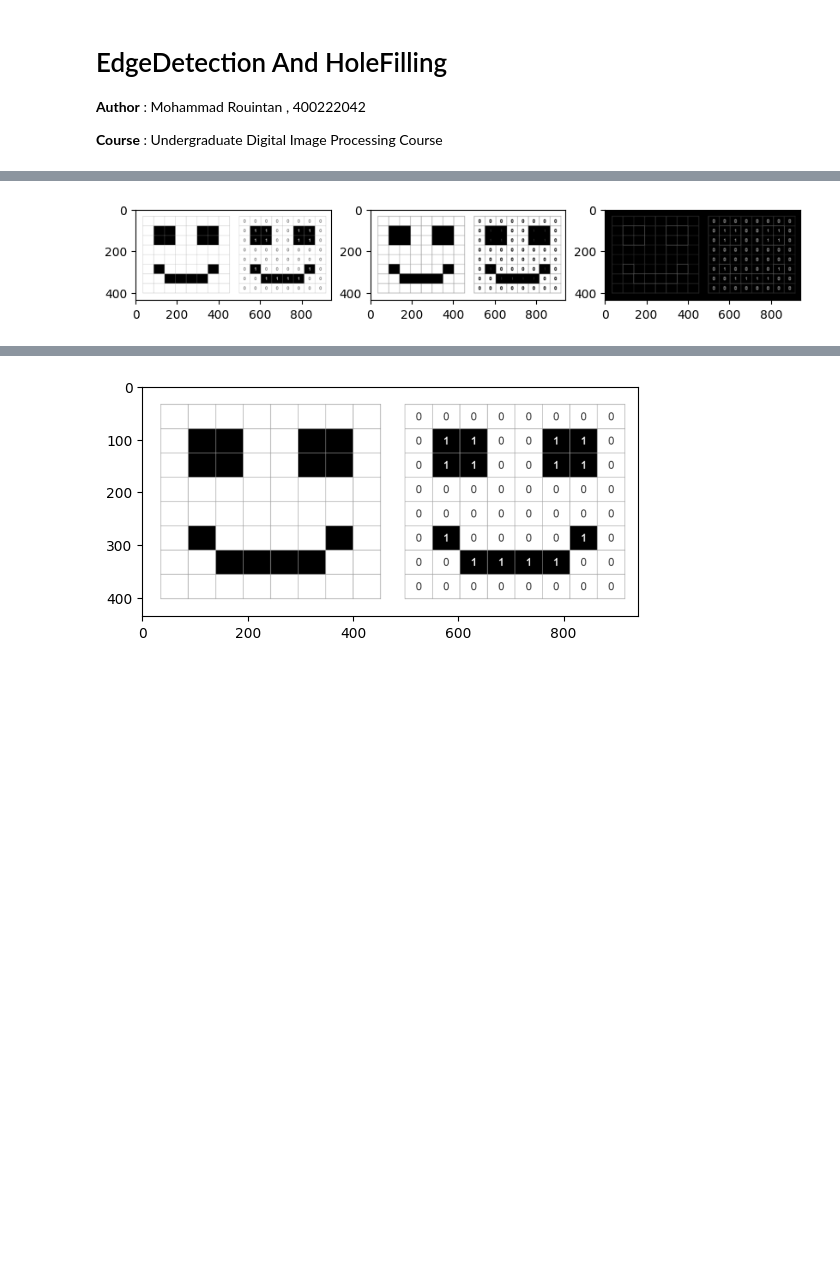
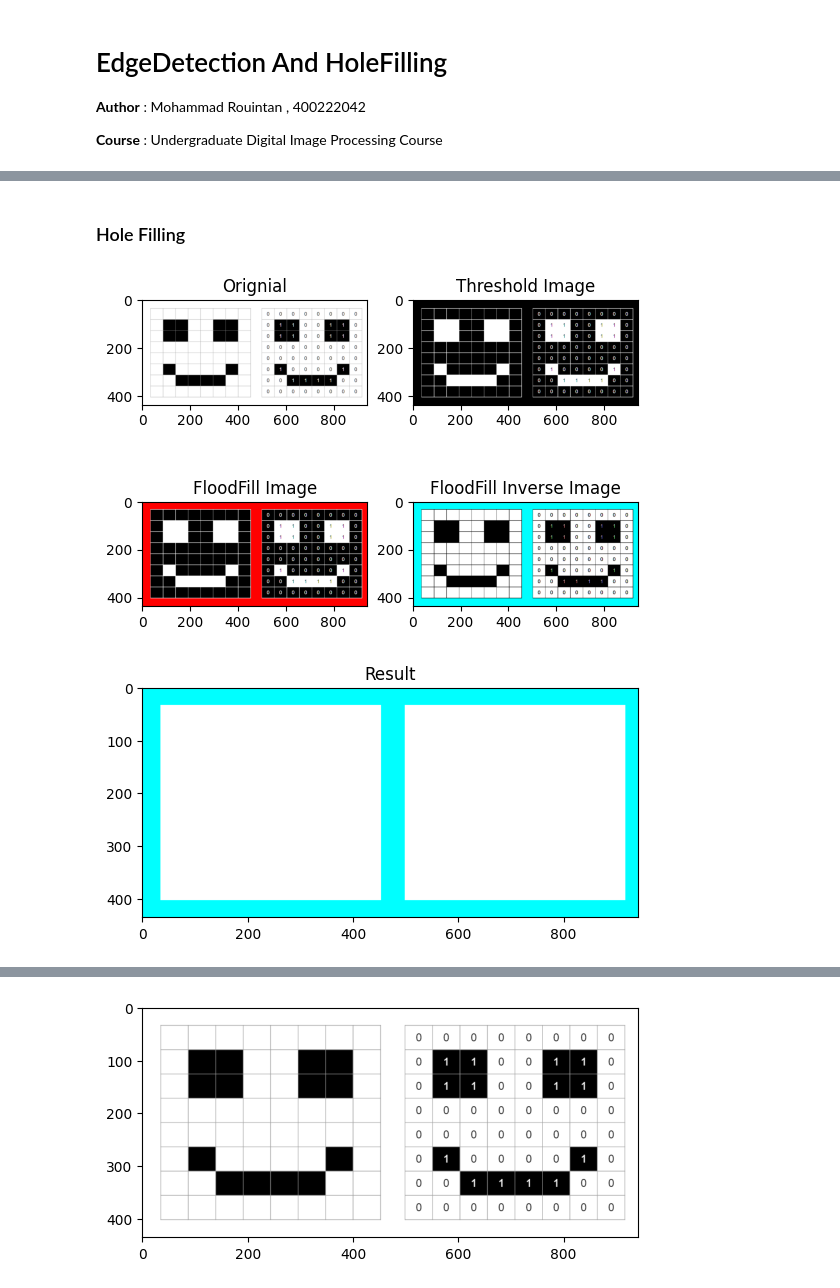
Before and after one commit to MohammadRouintan/Practice-Digital-Image-Processing, a Jupyter notebook: Exercise4/EdgeDetectionAndHoleFilling.ipynb, the cells around one changed output, grey strips where cells are left out. Drawn from its saved outputs; the diff is of its cells as text; code cells hidden in the pictures; blank space fills up the shorter version.

Commit message:
finish edge detection and hole filling

```diff
--- a/Exercise4/EdgeDetectionAndHoleFilling.ipynb
+++ b/Exercise4/EdgeDetectionAndHoleFilling.ipynb
@@ -23,5 +96,29 @@ def BoundryExtraction(path):
+# %% [markdown]
+### Hole Filling
+# %%
+def HoleFilling(img):
+    _, img_thresh = cv2.threshold(img, 220, 255, cv2.THRESH_BINARY_INV)
+    img_floodfill = img_thresh.copy()
+
+    height, width = img_thresh.shape[:2]
+    mask = np.zeros((height+2, width+2), np.uint8)
+
+    cv2.floodFill(img_floodfill, mask, (0,0), 255)
+    img_floodfill_inverse = cv2.bitwise_not(img_floodfill)
+
+    result = img_floodfill_inverse | img_thresh
+
+    plt.subplot(221), plt.imshow(img, cmap='gray'), plt.title('Orignial')
+    plt.subplot(222), plt.imshow(img_thresh, cmap='gray'), plt.title('Threshold Image')
+    plt.subplot(223), plt.imshow(img_floodfill, cmap='gray'), plt.title('FloodFill Image')
+    plt.subplot(224), plt.imshow(img_floodfill_inverse, cmap='gray'), plt.title('FloodFill Inverse Image')
+    plt.show()
+    plt.imshow(result, cmap='gray'), plt.title('Result')
+    plt.show()
 # %%
-BoundryExtraction('Images/img1bin.png')
+img1_bin = cv2.imread('Images/img1bin.png')
+HoleFilling(img1_bin)
 # %% [output]
-[figure, old version]
+[figure, new version]
+[figure, added]
 # %%
```
Also changed, not shown: parts of 20 cells of this notebook, 6 other files.
